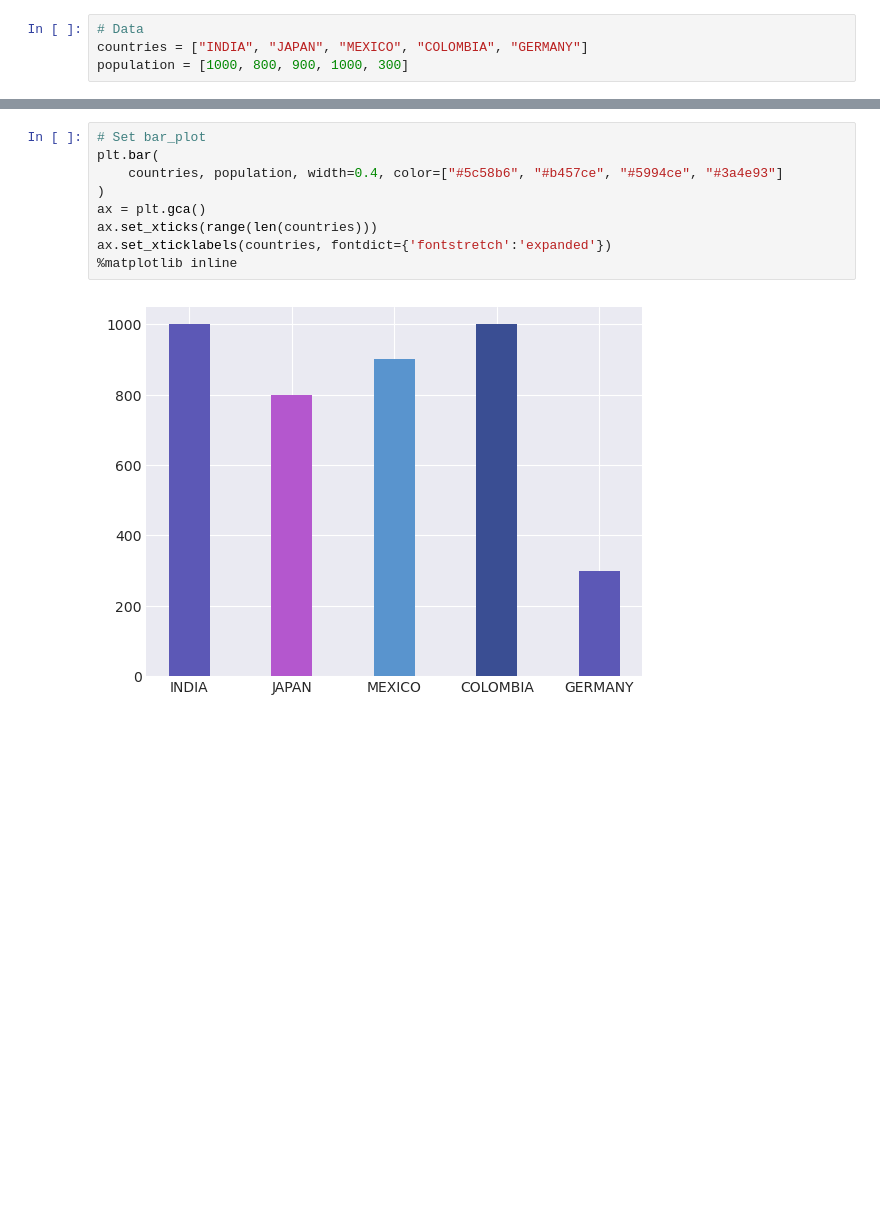
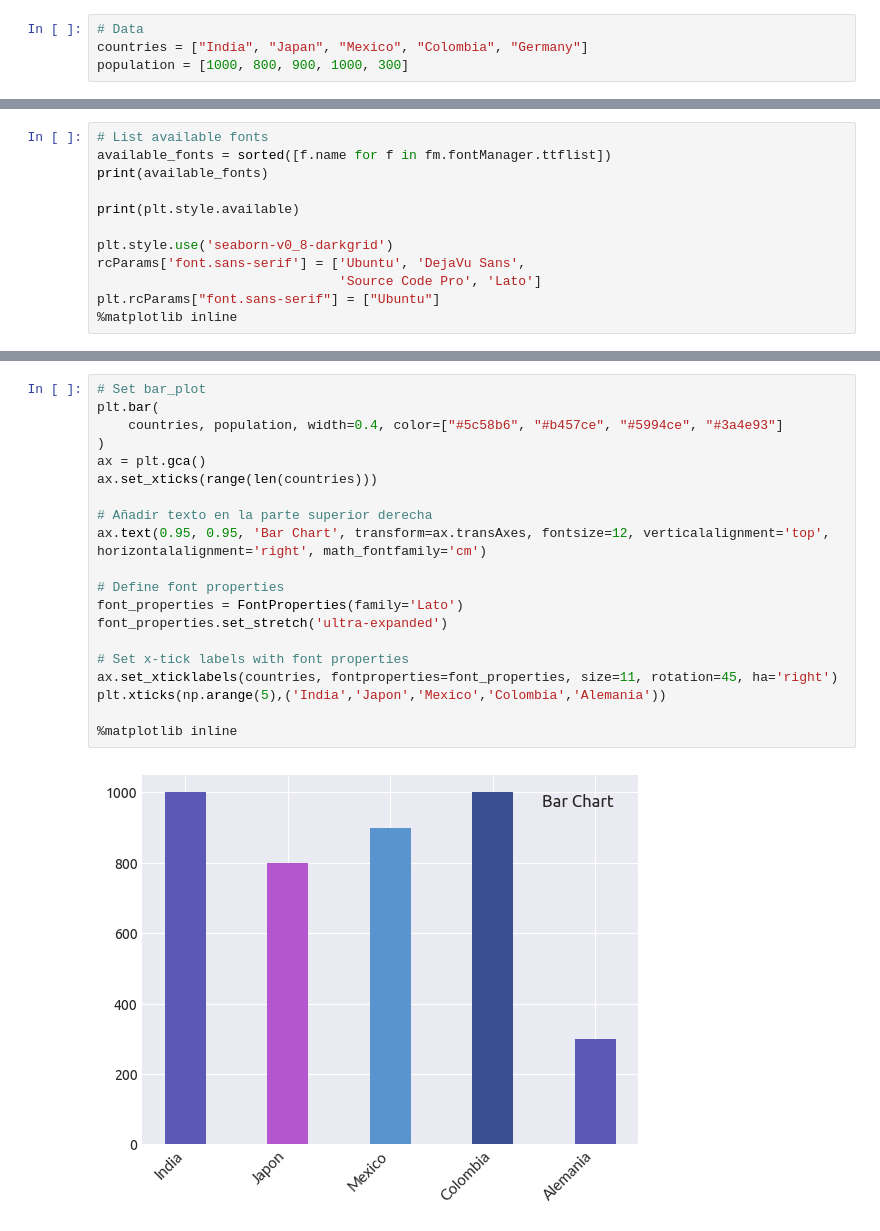
Before and after one commit to nilia2020/pyplot_seaborn_visual, a Jupyter notebook: matplotlib/bar_plot.ipynb, the cells around one changed output, grey strips where cells are left out. Cells and saved outputs as stored; diff of their text form; blank space fills up the shorter version.

Commit message:
%matplotlib inline

```diff
--- a/matplotlib/bar_plot.ipynb
+++ b/matplotlib/bar_plot.ipynb
@@ -4,4 +7,4 @@ import numpy as np
 # %%
 # Data
-countries = ["INDIA", "JAPAN", "MEXICO", "COLOMBIA", "GERMANY"]
+countries = ["India", "Japan", "Mexico", "Colombia", "Germany"]
 population = [1000, 800, 900, 1000, 300]
@@ -15,0 +11,12 @@ plt.style.use('seaborn-v0_8-darkgrid')
+# %%
+# List available fonts
+available_fonts = sorted([f.name for f in fm.fontManager.ttflist])
+print(available_fonts)
+
+print(plt.style.available)
+
+plt.style.use('seaborn-v0_8-darkgrid')
+rcParams['font.sans-serif'] = ['Ubuntu', 'DejaVu Sans',
+                               'Source Code Pro', 'Lato']
+plt.rcParams["font.sans-serif"] = ["Ubuntu"]
+%matplotlib inline
@@ -16,11 +26,22 @@ plt.style.use('seaborn-v0_8-darkgrid')
 # %%
 # Set bar_plot
 plt.bar(
     countries, population, width=0.4, color=["#5c58b6", "#b457ce", "#5994ce", "#3a4e93"]
 )
 ax = plt.gca()
 ax.set_xticks(range(len(countries)))
-ax.set_xticklabels(countries, fontdict={'fontstretch':'expanded'})
+
+# Añadir texto en la parte superior derecha
+ax.text(0.95, 0.95, 'Bar Chart', transform=ax.transAxes, fontsize=12, verticalalignment='top', horizontalalignment='right', math_fontfamily='cm')
+
+# Define font properties
+font_properties = FontProperties(family='Lato')
+font_properties.set_stretch('ultra-expanded')
+
+# Set x-tick labels with font properties
+ax.set_xticklabels(countries, fontproperties=font_properties, size=11, rotation=45, ha='right')
+plt.xticks(np.arange(5),('India','Japon','Mexico','Colombia','Alemania'))
+
 %matplotlib inline
 # %% [output]
-[figure, old version]
+[figure, new version]
```
Also changed, not shown: parts of 4 cells of this notebook, 2 other files.
